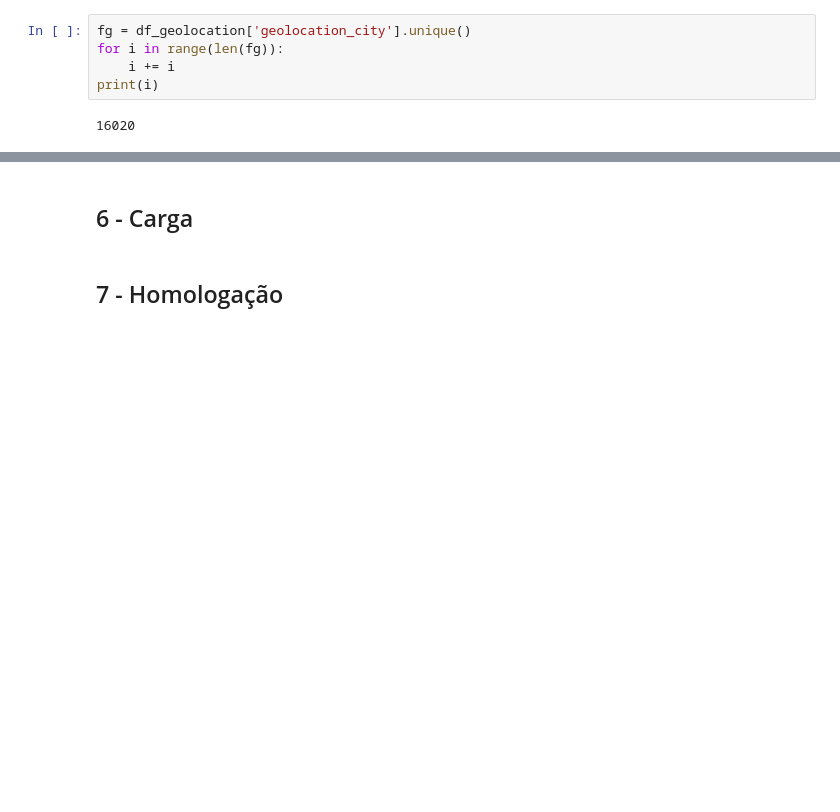
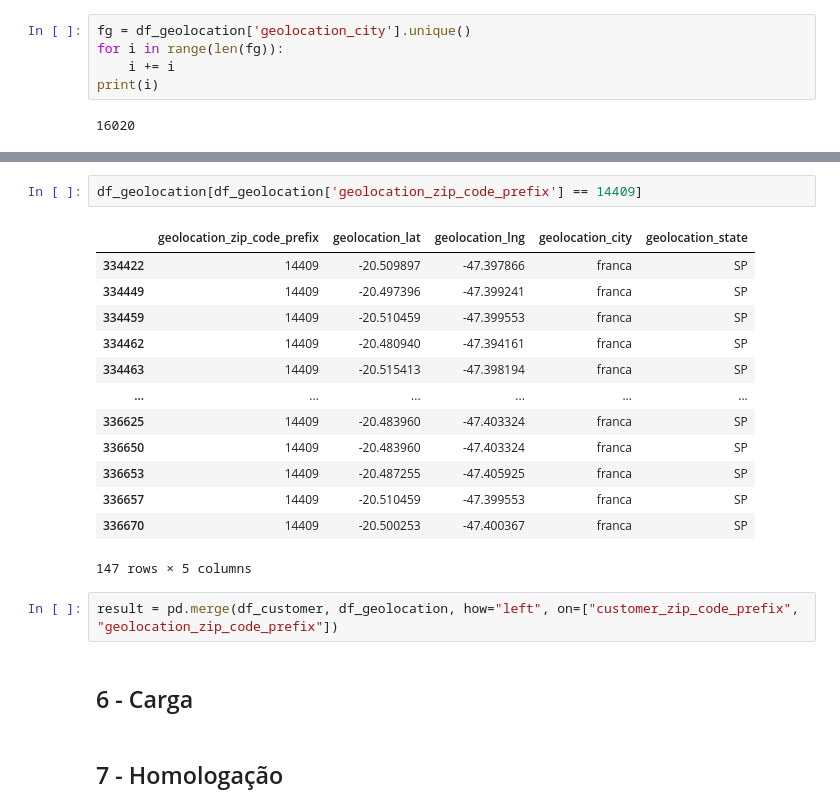
Before and after one commit to michelprosite/Trilha_Engenharia_Dados, a Jupyter notebook: desafio_ds.ipynb, the cells around one changed output, grey strips where cells are left out. Drawn from its saved outputs; the diff is of its cells as text; blank space fills up the shorter version.

```diff
--- a/desafio_ds.ipynb
+++ b/desafio_ds.ipynb
@@ -393,3 +397,21 @@ df_geolocation_unicos
+# %%
+df_geolocation[df_geolocation['geolocation_zip_code_prefix'] == 14409]
+# %% [output]
+|  | geolocation_zip_code_prefix | geolocation_lat | geolocation_lng | geolocation_city | geolocation_state |
+| 334422 | 14409 | -20.509897 | -47.397866 | franca | SP |
+| 334449 | 14409 | -20.497396 | -47.399241 | franca | SP |
+| 334459 | 14409 | -20.510459 | -47.399553 | franca | SP |
+| 334462 | 14409 | -20.480940 | -47.394161 | franca | SP |
+| 334463 | 14409 | -20.515413 | -47.398194 | franca | SP |
+| ... | ... | ... | ... | ... | ... |
+| 336625 | 14409 | -20.483960 | -47.403324 | franca | SP |
+| 336650 | 14409 | -20.483960 | -47.403324 | franca | SP |
+| 336653 | 14409 | -20.487255 | -47.405925 | franca | SP |
+| 336657 | 14409 | -20.510459 | -47.399553 | franca | SP |
+| 336670 | 14409 | -20.500253 | -47.400367 | franca | SP |
+147 rows × 5 columns
+# %%
+result = pd.merge(df_customer, df_geolocation, how="left", on=["customer_zip_code_prefix", "geolocation_zip_code_prefix"])
 # %% [markdown]
 ## 6 - Carga
 # %% [markdown]
```
Also changed, not shown: parts of 4 cells of this notebook.
